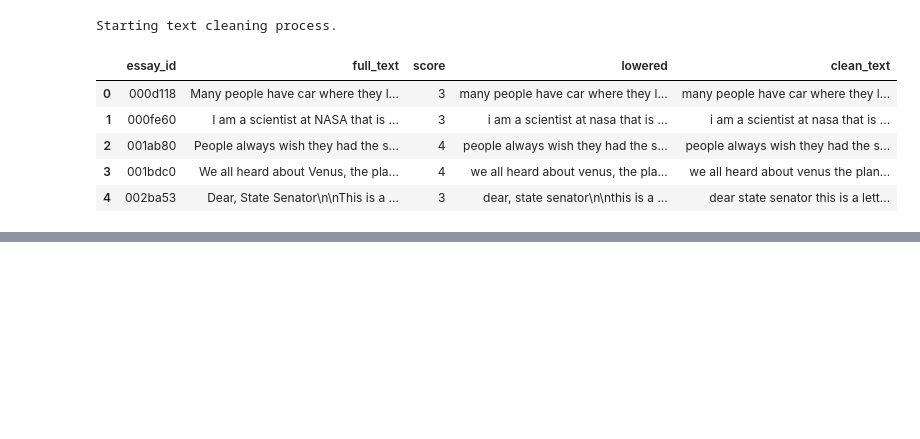
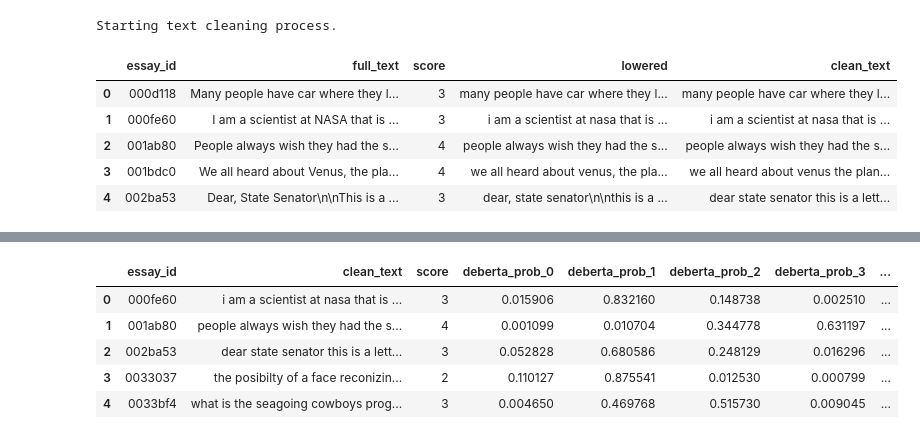
Before and after one commit to JD-DS/Learning-Agency-Lab---Automated-Essay-Scoring-2.0, a Jupyter notebook: Deberta.ipynb, the cells around one changed output, grey strips where cells are left out. Saved outputs shown, nothing was run; the diff lists cells and outputs as text; code cells hidden in the pictures; blank space fills up the shorter version.

```diff
--- a/Deberta.ipynb
+++ b/Deberta.ipynb
@@ -48,6 +48,14 @@ df_train, df_val = custom_train_validation_split(df_train, 0.3, random_state=42)
 df_train.reset_index(drop=True, inplace=True)
 # %%
 df_val.reset_index(drop=True, inplace=True)
+# %%
+# Adjust and rename labels to ensure no duplication
+train_df = df_train[['essay_id', 'clean_text', 'score']].copy()
+val_df = df_val[['essay_id', 'clean_text', 'score']].copy()
+
+# Ensure labels are set correctly and avoid duplicates
+train_df['labels'] = train_df['score'] - 1
+val_df['labels'] = val_df['score'] - 1
 # %%
 # import pandas as pd
 # from datasets import Dataset
@@ -283,0 +296,15 @@ predictions
+# %%
+# Add the probabilities as new columns to the training dataframe.
+for i in range(predicted_score.shape[1]):
+    train_df[f'deberta_prob_{i}'] = predicted_score[:, i]
+
+# Display the updated dataframe
+train_df.drop(columns=['labels'], inplace=True)
+train_df.head()
+# %% [output]
+|  | essay_id | clean_text | score | deberta_prob_0 | deberta_prob_1 | deberta_prob_2 | deberta_prob_3 | ... |
+| 0 | 000fe60 | i am a scientist at nasa that is ... | 3 | 0.015906 | 0.832160 | 0.148738 | 0.002510 | ... |
+| 1 | 001ab80 | people always wish they had the s... | 4 | 0.001099 | 0.010704 | 0.344778 | 0.631197 | ... |
+| 2 | 002ba53 | dear state senator this is a lett... | 3 | 0.052828 | 0.680586 | 0.248129 | 0.016296 | ... |
+| 3 | 0033037 | the posibilty of a face reconizin... | 2 | 0.110127 | 0.875541 | 0.012530 | 0.000799 | ... |
+| 4 | 0033bf4 | what is the seagoing cowboys prog... | 3 | 0.004650 | 0.469768 | 0.515730 | 0.009045 | ... |
```
Also changed, not shown: parts of 10 cells of this notebook, 2 other files.
